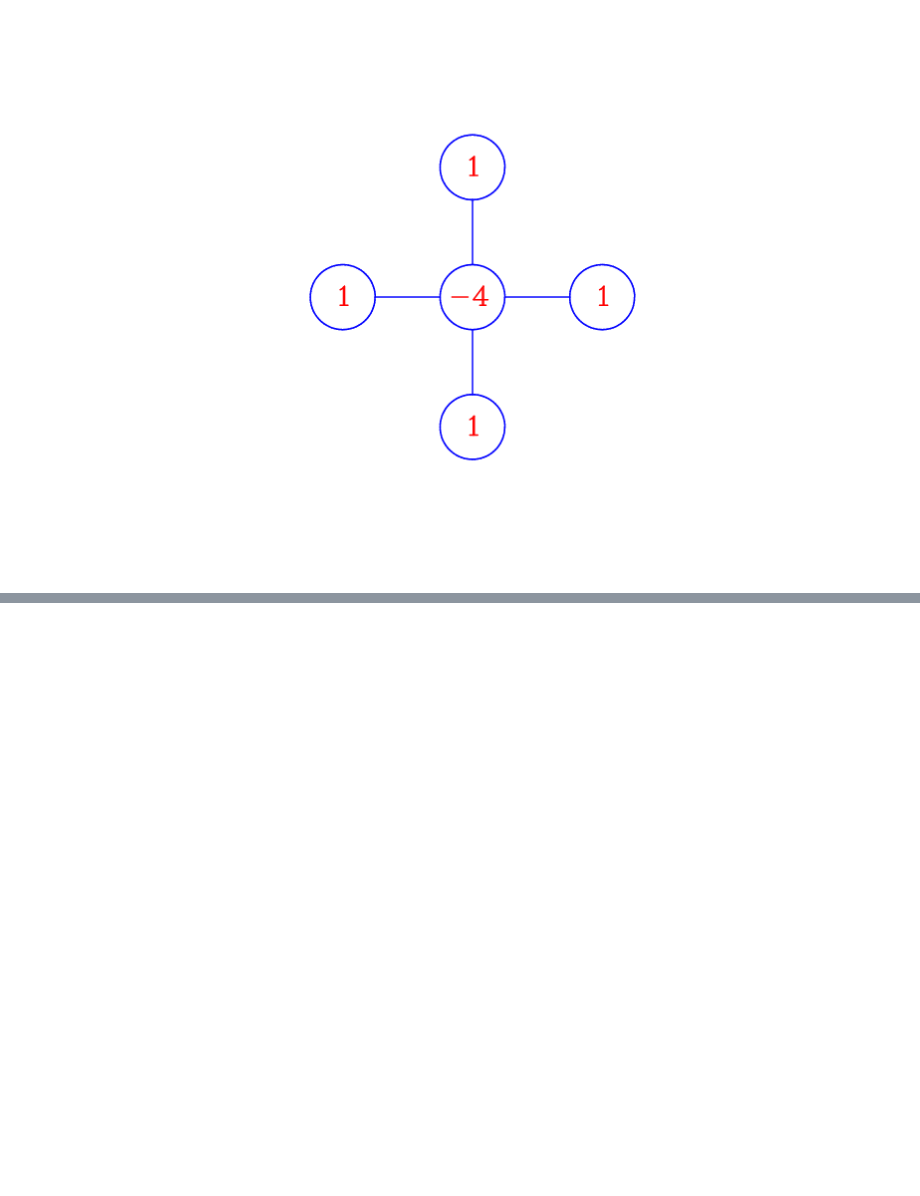
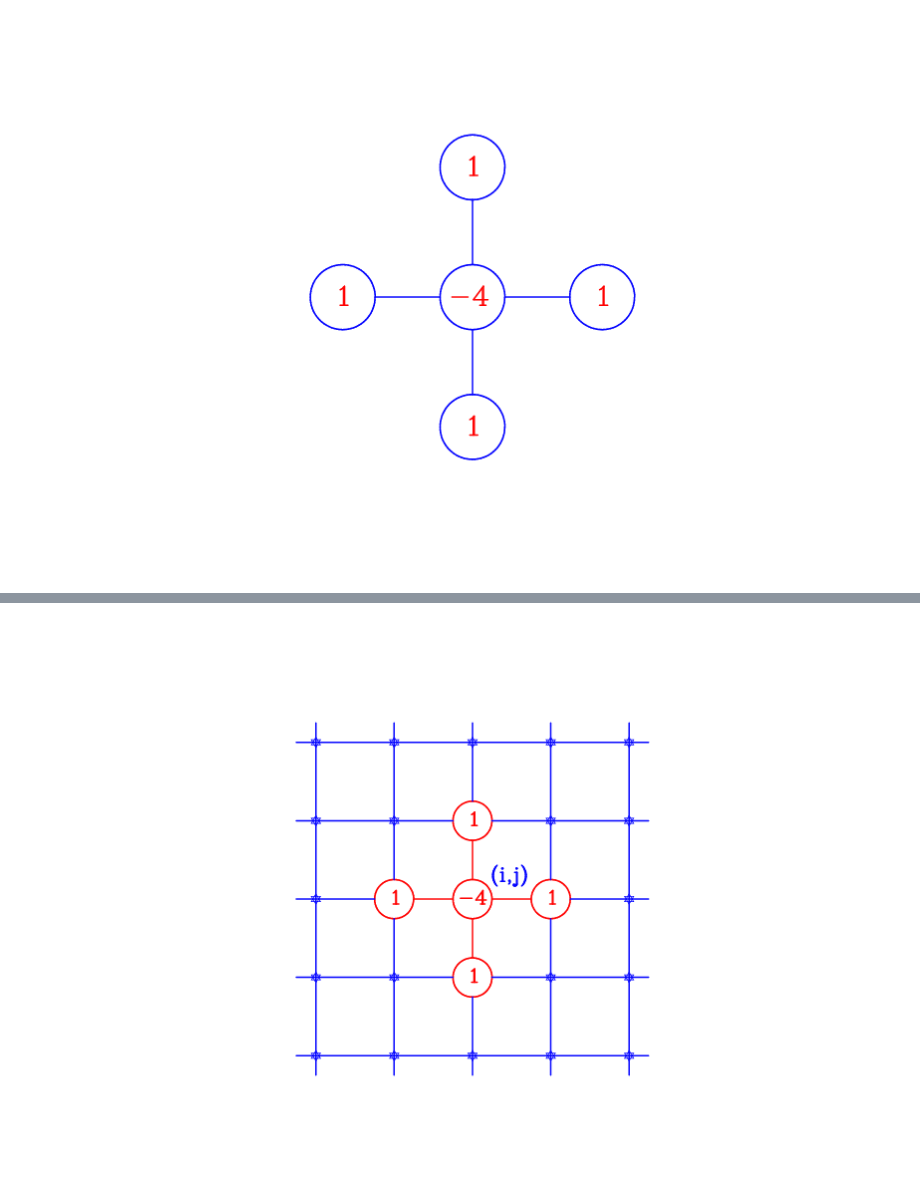
Before and after one commit to timothya87/numeric, a Jupyter notebook: lab8/Lab_8.ipynb, the cells around one changed output, grey strips where cells are left out. Cells and saved outputs as stored; diff of their text form; code cells hidden in the pictures; blank space fills up the shorter version.

```diff
--- a/lab8/Lab_8.ipynb
+++ b/lab8/Lab_8.ipynb
@@ -449,0 +470,4 @@ Image(filename='images/2diff.png',width='40%')
+# %%
+Image(filename='images/2diffgrid.png',width='40%')
+# %% [output]
+[figure, added]
```
Also changed, not shown: parts of 8 cells of this notebook, 2 other files.
